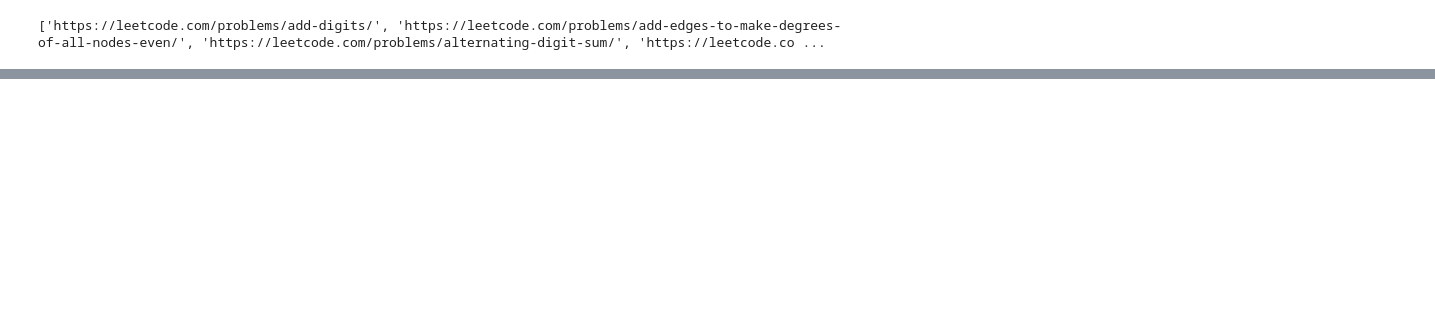
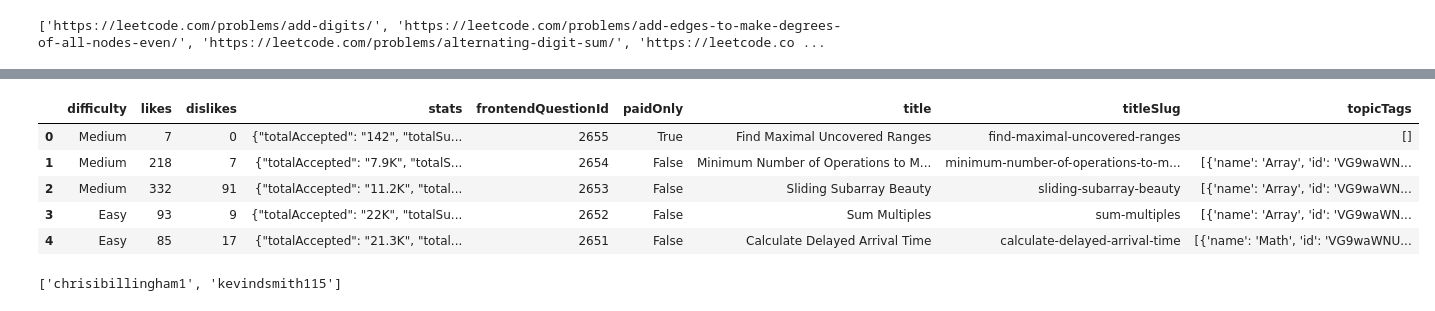
Before and after one commit to ChrisIBill/leetcode-acct-scraper, a Jupyter notebook: src/runner.ipynb, the cells around one changed output, grey strips where cells are left out. Cells and saved outputs as stored; diff of their text form; code cells hidden in the pictures; blank space fills up the shorter version.

```diff
--- a/src/runner.ipynb
+++ b/src/runner.ipynb
@@ -167,0 +62,14 @@ Problem not in DB, skipping
+# %%
+probs.head()
+# %% [output]
+|  | difficulty | likes | dislikes | stats | frontendQuestionId | paidOnly | title | titleSlug | topicTags |
+| 0 | Medium | 7 | 0 | {"totalAccepted": "142", "totalSu... | 2655 | True | Find Maximal Uncovered Ranges | find-maximal-uncovered-ranges | [] |
+| 1 | Medium | 218 | 7 | {"totalAccepted": "7.9K", "totalS... | 2654 | False | Minimum Number of Operations to M... | minimum-number-of-operations-to-m... | [{'name': 'Array', 'id': 'VG9waWN... |
+| 2 | Medium | 332 | 91 | {"totalAccepted": "11.2K", "total... | 2653 | False | Sliding Subarray Beauty | sliding-subarray-beauty | [{'name': 'Array', 'id': 'VG9waWN... |
+| 3 | Easy | 93 | 9 | {"totalAccepted": "22K", "totalSu... | 2652 | False | Sum Multiples | sum-multiples | [{'name': 'Array', 'id': 'VG9waWN... |
+| 4 | Easy | 85 | 17 | {"totalAccepted": "21.3K", "total... | 2651 | False | Calculate Delayed Arrival Time | calculate-delayed-arrival-time | [{'name': 'Math', 'id': 'VG9waWNU... |
+# %%
+users = utils.dbHandler.getUsersFromCollection()
+print(users)
+# %% [output]
+['chrisibillingham1', 'kevindsmith115']
```
Also changed, not shown: parts of 26 cells of this notebook, 10 other files.
